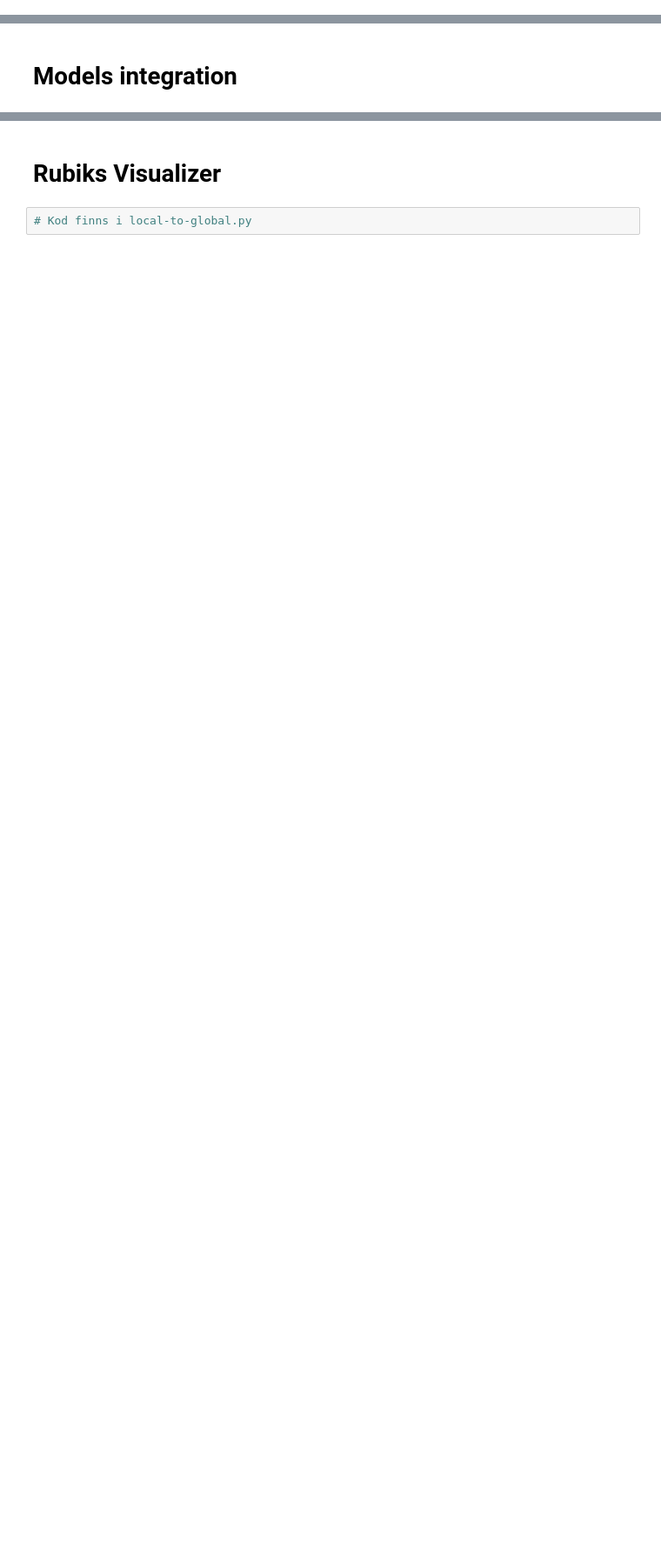
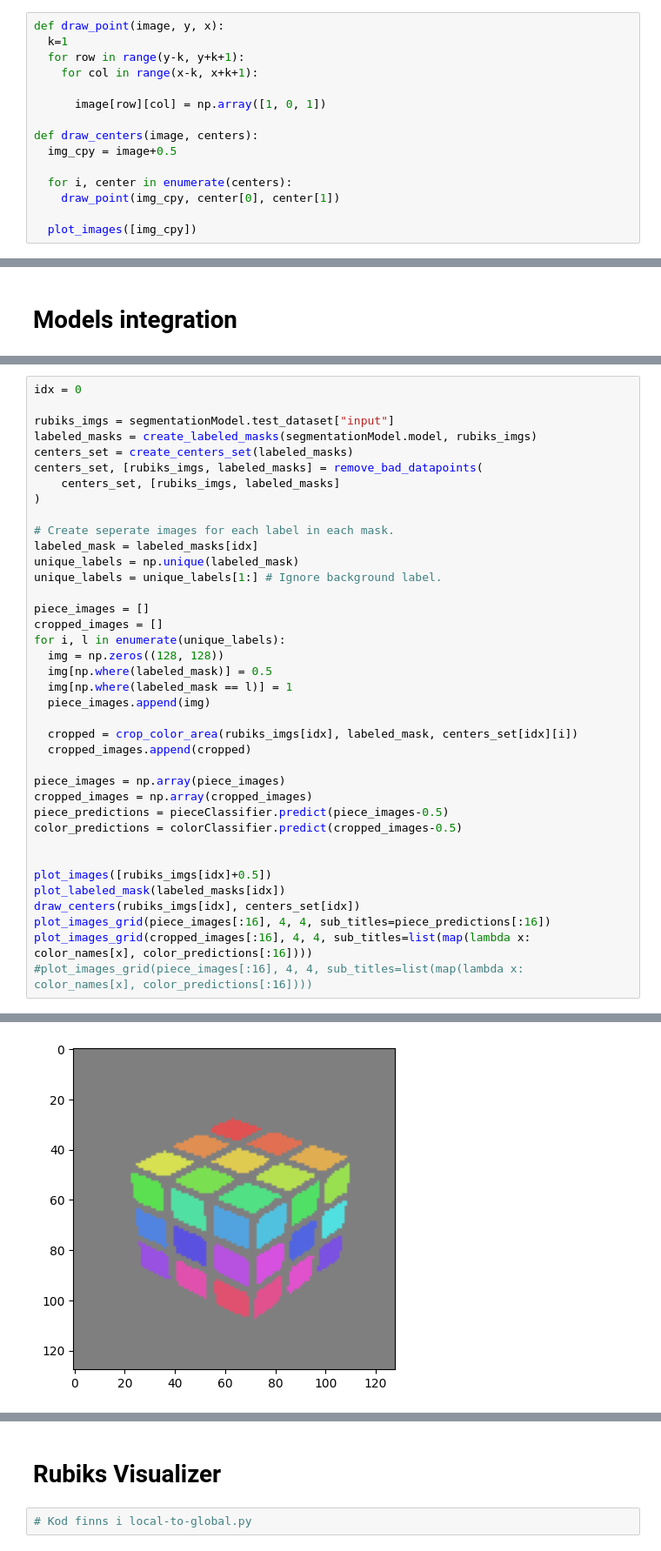
Before and after one commit to AntonPicetti/Rubiks-GUI, a Jupyter notebook: image-server/Rubiks Scanner.ipynb, the cells around one changed output, grey strips where cells are left out. Shown at 87% size. Saved outputs shown, nothing was run; the diff lists cells and outputs as text; blank space fills up the shorter version.

```diff
--- a/image-server/Rubiks Scanner.ipynb
+++ b/image-server/Rubiks Scanner.ipynb
@@ -139,3 +160,18 @@ def plot_images_grid(images, nrows, ncols, sub_titles=None, title=None):
+# %%
+def draw_point(image, y, x):
+  k=1
+  for row in range(y-k, y+k+1):
+    for col in range(x-k, x+k+1):
+
+      image[row][col] = np.array([1, 0, 1])
+
+def draw_centers(image, centers):
+  img_cpy = image+0.5
+
+  for i, center in enumerate(centers):
+    draw_point(img_cpy, center[0], center[1])
+
+  plot_images([img_cpy])
 # %% [markdown]
 ### Preprocessing Functions
 # %%
@@ -736,0 +826,39 @@ pred_segm = unet_model.predict(test_dataset[0])
+# %%
+idx = 0
+
+rubiks_imgs = segmentationModel.test_dataset["input"]
+labeled_masks = create_labeled_masks(segmentationModel.model, rubiks_imgs)
+centers_set = create_centers_set(labeled_masks)
+centers_set, [rubiks_imgs, labeled_masks] = remove_bad_datapoints(
+    centers_set, [rubiks_imgs, labeled_masks]
+)
+
+# Create seperate images for each label in each mask.
+labeled_mask = labeled_masks[idx]
+unique_labels = np.unique(labeled_mask)
+unique_labels = unique_labels[1:] # Ignore background label.
+
+piece_images = []
+cropped_images = []
+for i, l in enumerate(unique_labels):
+  img = np.zeros((128, 128))
+  img[np.where(labeled_mask)] = 0.5
+  img[np.where(labeled_mask == l)] = 1
+  piece_images.append(img)
+
+  cropped = crop_color_area(rubiks_imgs[idx], labeled_mask, centers_set[idx][i])
+  cropped_images.append(cropped)
+
+piece_images = np.array(piece_images)
+cropped_images = np.array(cropped_images)
+piece_predictions = pieceClassifier.predict(piece_images-0.5)
+color_predictions = colorClassifier.predict(cropped_images-0.5)
+
+
+plot_images([rubiks_imgs[idx]+0.5])
+plot_labeled_mask(labeled_masks[idx])
+draw_centers(rubiks_imgs[idx], centers_set[idx])
+plot_images_grid(piece_images[:16], 4, 4, sub_titles=piece_predictions[:16])
+plot_images_grid(cropped_images[:16], 4, 4, sub_titles=list(map(lambda x: color_names[x], color_predictions[:16])))
+#plot_images_grid(piece_images[:16], 4, 4, sub_titles=list(map(lambda x: color_names[x], color_predictions[:16])))
+# %% [output]
@@ -736,0 +871 @@ pred_segm = unet_model.predict(test_dataset[0])
+[figure, added]
```
Also changed, not shown: parts of 17 cells of this notebook.
